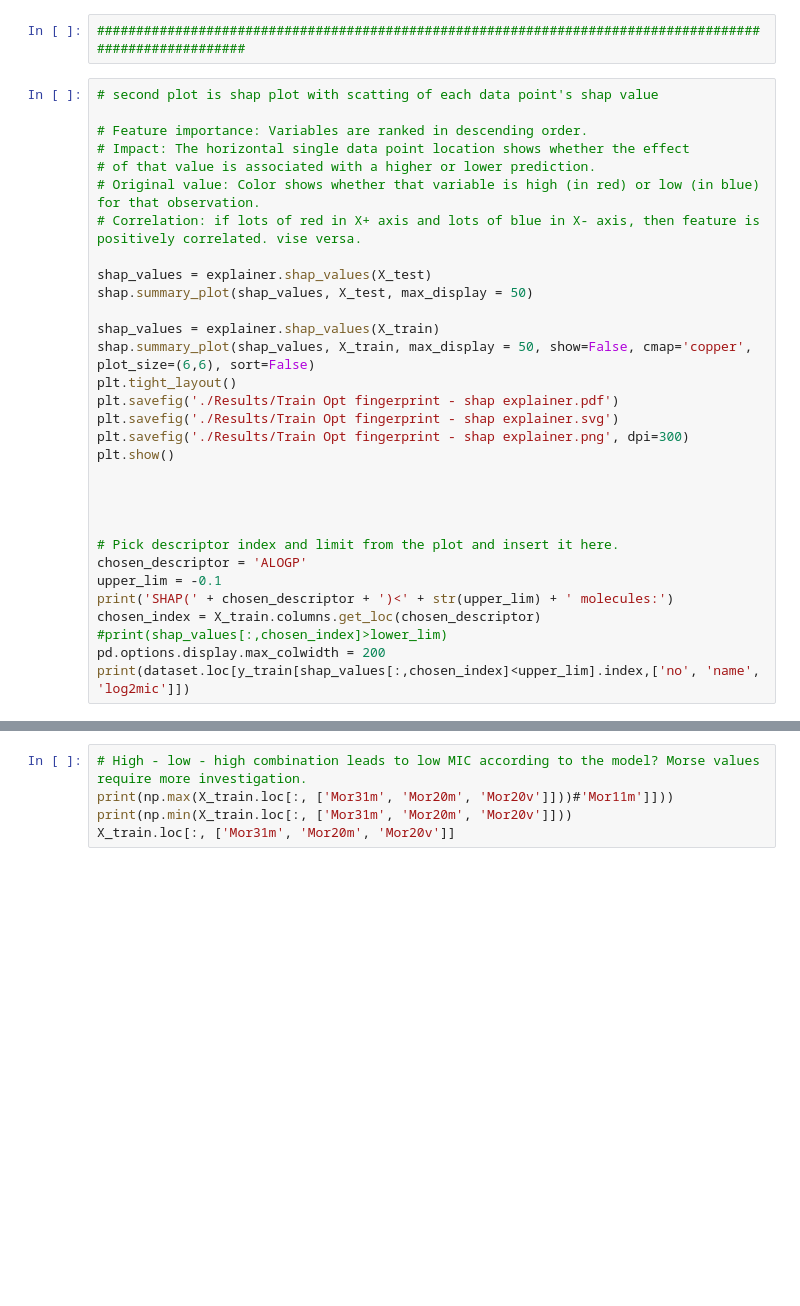
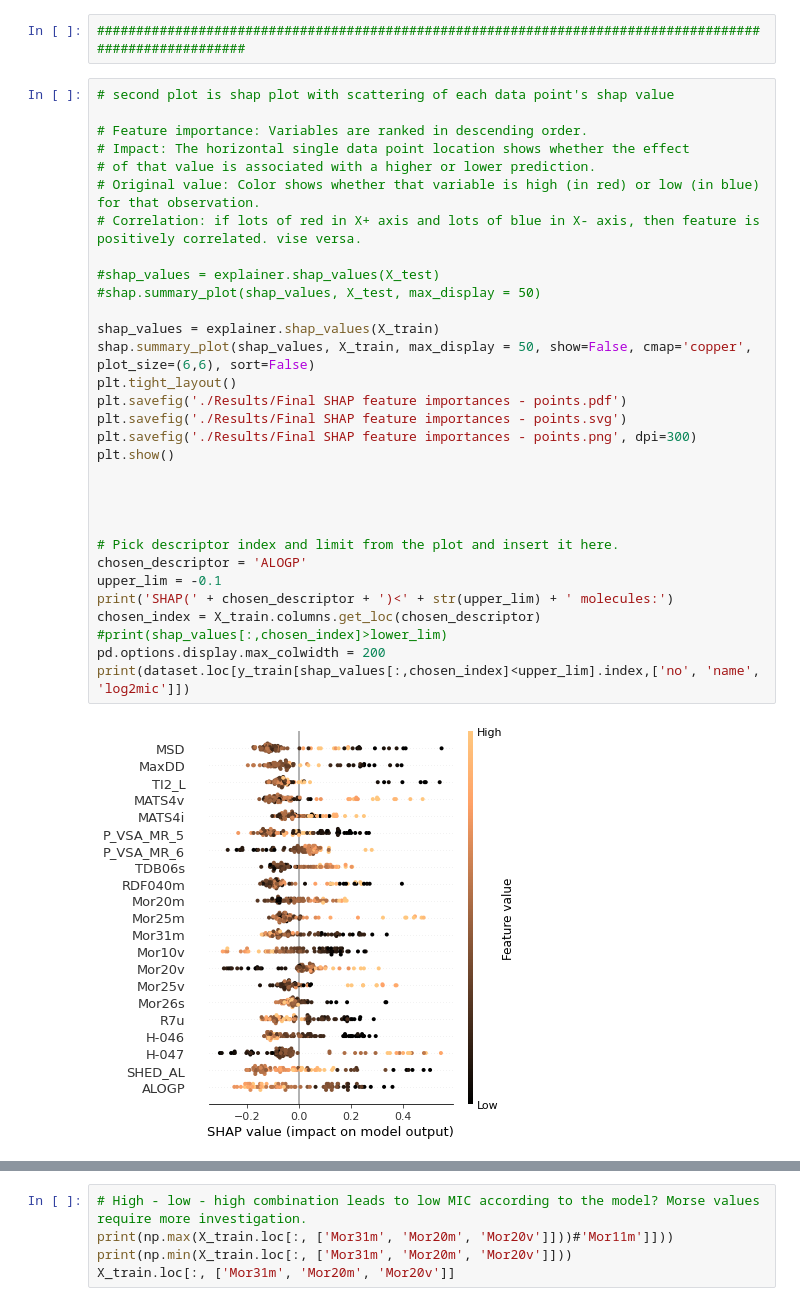
Before and after one commit to PV-Lab/MLforCOE, a Jupyter notebook: SHAP for RF analysis.ipynb, the cells around one changed output, grey strips where cells are left out. Cells and saved outputs as stored; diff of their text form; blank space fills up the shorter version.

```diff
--- a/SHAP for RF analysis.ipynb
+++ b/SHAP for RF analysis.ipynb
@@ -164,33 +170,35 @@ print(df)
 # %%
 ########################################################################################################
 # %%
-# second plot is shap plot with scatting of each data point's shap value
+# second plot is shap plot with scattering of each data point's shap value
 
 # Feature importance: Variables are ranked in descending order.
 # Impact: The horizontal single data point location shows whether the effect
 # of that value is associated with a higher or lower prediction.
 # Original value: Color shows whether that variable is high (in red) or low (in blue) for that observation.
 # Correlation: if lots of red in X+ axis and lots of blue in X- axis, then feature is positively correlated. vise versa.
 
-shap_values = explainer.shap_values(X_test)
-shap.summary_plot(shap_values, X_test, max_display = 50)
+#shap_values = explainer.shap_values(X_test)
+#shap.summary_plot(shap_values, X_test, max_display = 50)
 
 shap_values = explainer.shap_values(X_train)
 shap.summary_plot(shap_values, X_train, max_display = 50, show=False, cmap='copper', plot_size=(6,6), sort=False)
 plt.tight_layout()
-plt.savefig('./Results/Train Opt fingerprint - shap explainer.pdf')
-plt.savefig('./Results/Train Opt fingerprint - shap explainer.svg')
-plt.savefig('./Results/Train Opt fingerprint - shap explainer.png', dpi=300)
+plt.savefig('./Results/Final SHAP feature importances - points.pdf')
+plt.savefig('./Results/Final SHAP feature importances - points.svg')
+plt.savefig('./Results/Final SHAP feature importances - points.png', dpi=300)
 plt.show()
 
 
 
 
 # Pick descriptor index and limit from the plot and insert it here.
 chosen_descriptor = 'ALOGP'
 upper_lim = -0.1
 print('SHAP(' + chosen_descriptor + ')<' + str(upper_lim) + ' molecules:')
 chosen_index = X_train.columns.get_loc(chosen_descriptor)
 #print(shap_values[:,chosen_index]>lower_lim)
 pd.options.display.max_colwidth = 200
 print(dataset.loc[y_train[shap_values[:,chosen_index]<upper_lim].index,['no', 'name', 'log2mic']])
+# %% [output]
+[figure, added]
```
Also changed, not shown: parts of 13 cells of this notebook, 13 other files.
